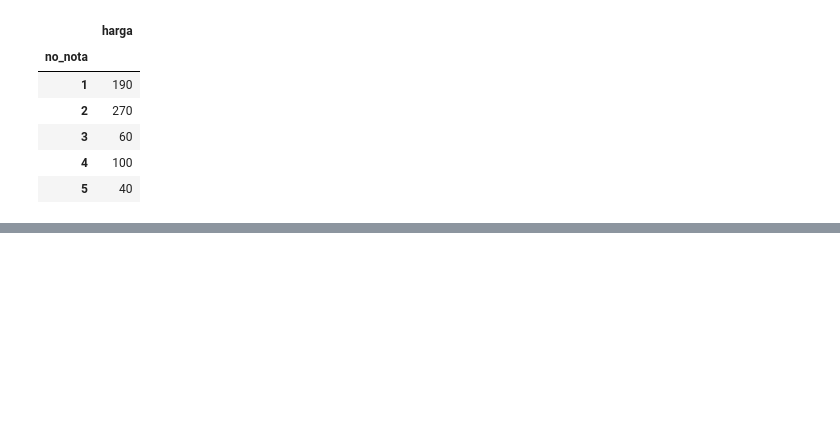
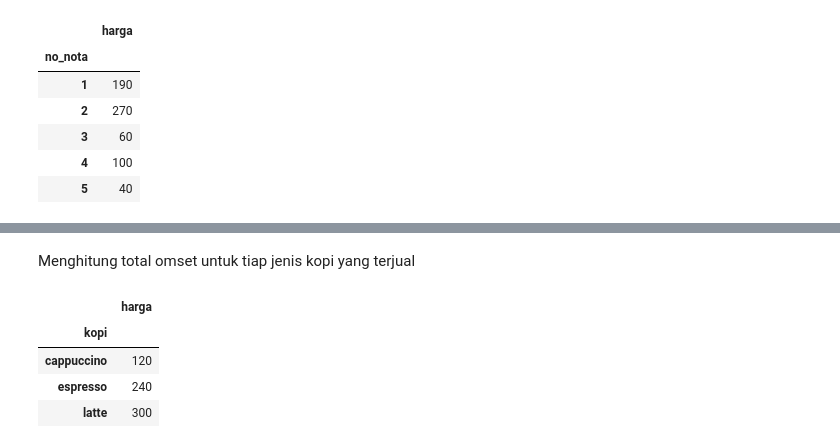
Before and after one commit to LatiefDataVisionary/pandas-with-indonesia-belajar, a Jupyter notebook: Pandas_35_Memadukan_fungsi_agregasi_dengan_transform.ipynb, the cells around one changed output, grey strips where cells are left out. Cells and saved outputs as stored; diff of their text form; code cells hidden in the pictures; blank space fills up the shorter version.

```diff
--- a/Pandas_35_Memadukan_fungsi_agregasi_dengan_transform.ipynb
+++ b/Pandas_35_Memadukan_fungsi_agregasi_dengan_transform.ipynb
@@ -55,3 +55,13 @@ df
 | 5 | 3 | cappuccino | 60 | 60 |
 | 6 | 4 | latte | 100 | 100 |
 | 7 | 5 | espresso | 40 | 40 |
+# %% [markdown]
+Menghitung total omset untuk tiap jenis kopi yang terjual
+# %%
+df.groupby('kopi')['harga'].sum().to_frame()
+# %% [output]
+|  | harga |
+| kopi |  |
+| cappuccino | 120 |
+| espresso | 240 |
+| latte | 300 |
```
Also changed, not shown: parts of 4 cells of this notebook.
